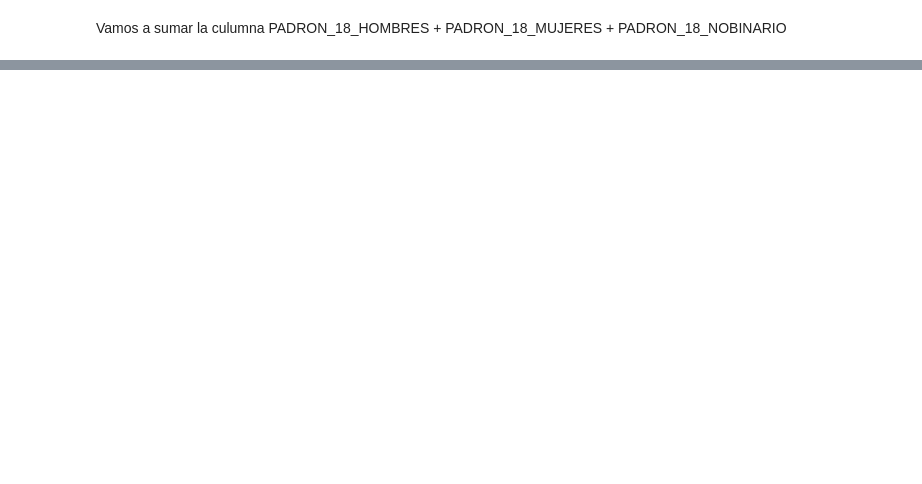
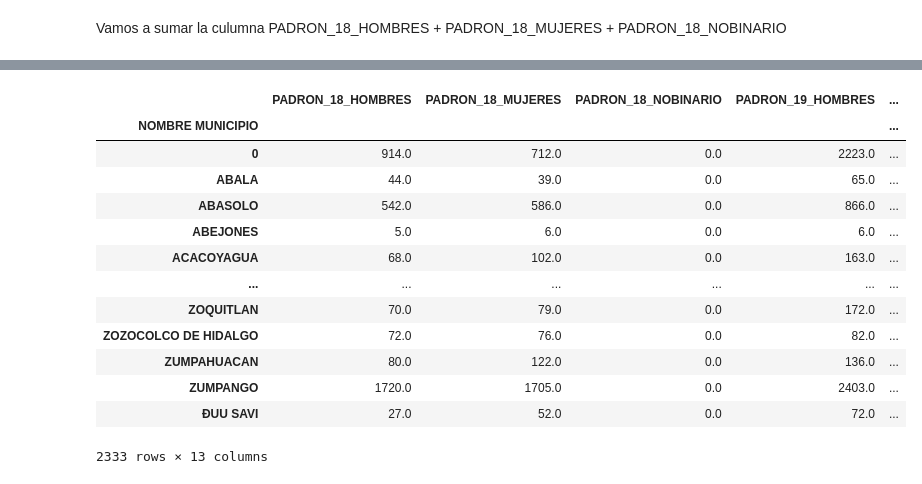
Before and after one commit to codehdez/INEJUVENTUD, a Jupyter notebook: src/eda.ipynb, the cells around one changed output, grey strips where cells are left out. Saved outputs shown, nothing was run; the diff lists cells and outputs as text; code cells hidden in the pictures; blank space fills up the shorter version.

```diff
--- a/src/eda.ipynb
+++ b/src/eda.ipynb
@@ -159,0 +258,19 @@ columnas_seleccionadas
+# %%
+resultado_agrupado1 = dfb.groupby(dfb.columns[0]).sum()
+# %%
+resultado_agrupado1
+# %% [output]
+|  | PADRON_18_HOMBRES | PADRON_18_MUJERES | PADRON_18_NOBINARIO | PADRON_19_HOMBRES | ... |
+| NOMBRE MUNICIPIO |  |  |  |  | ... |
+| 0 | 914.0 | 712.0 | 0.0 | 2223.0 | ... |
+| ABALA | 44.0 | 39.0 | 0.0 | 65.0 | ... |
+| ABASOLO | 542.0 | 586.0 | 0.0 | 866.0 | ... |
+| ABEJONES | 5.0 | 6.0 | 0.0 | 6.0 | ... |
+| ACACOYAGUA | 68.0 | 102.0 | 0.0 | 163.0 | ... |
+| ... | ... | ... | ... | ... | ... |
+| ZOQUITLAN | 70.0 | 79.0 | 0.0 | 172.0 | ... |
+| ZOZOCOLCO DE HIDALGO | 72.0 | 76.0 | 0.0 | 82.0 | ... |
+| ZUMPAHUACAN | 80.0 | 122.0 | 0.0 | 136.0 | ... |
+| ZUMPANGO | 1720.0 | 1705.0 | 0.0 | 2403.0 | ... |
+| ÐUU SAVI | 27.0 | 52.0 | 0.0 | 72.0 | ... |
+2333 rows × 13 columns
```
Also changed, not shown: parts of 27 cells of this notebook.
